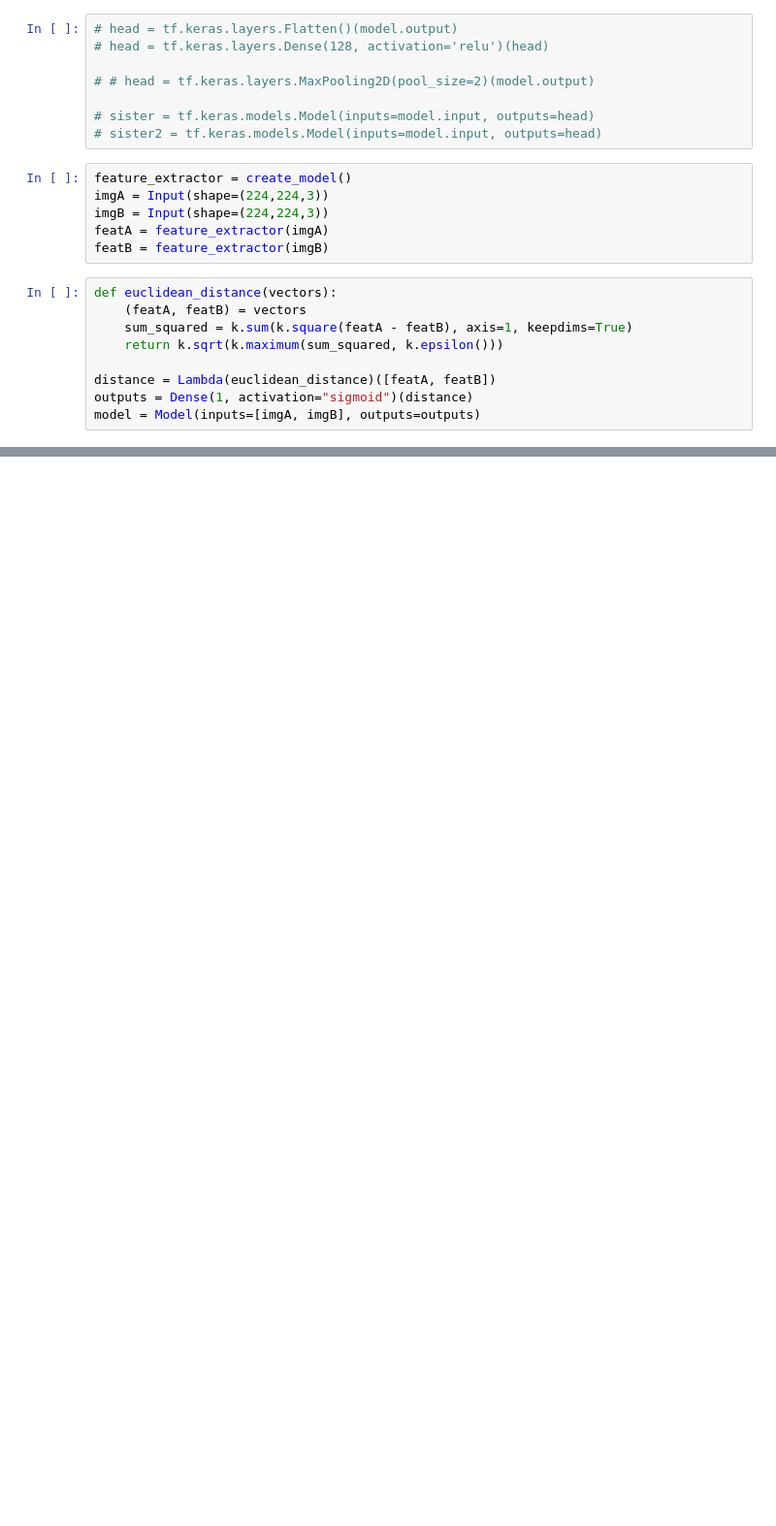
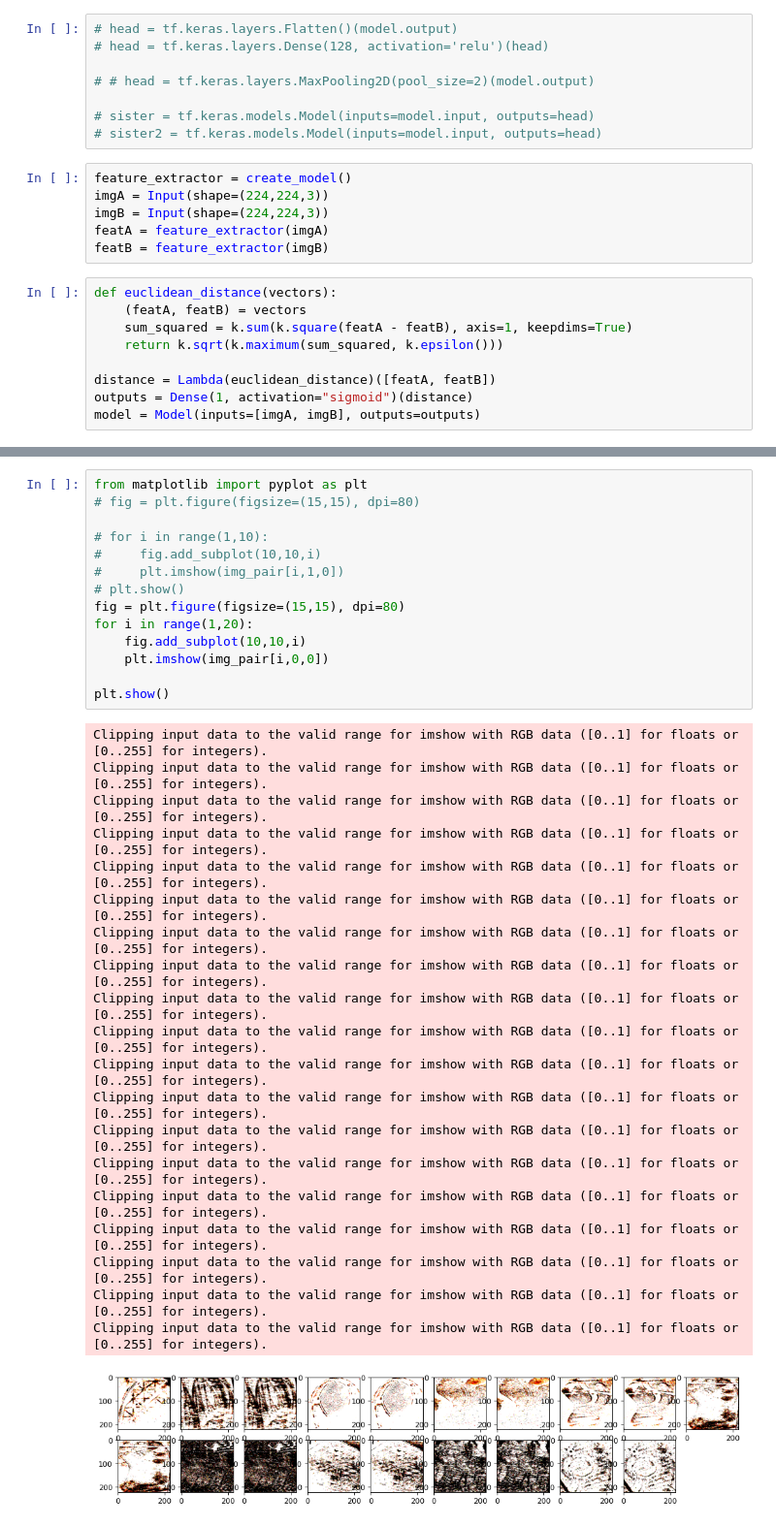
Before and after one commit to wldyd423/shoeprint, a Jupyter notebook: prototype.ipynb, the cells around one changed output, grey strips where cells are left out. Shown at 97% size. Cells and saved outputs as stored; diff of their text form; blank space fills up the shorter version.

```diff
--- a/prototype.ipynb
+++ b/prototype.ipynb
@@ -92,0 +193,35 @@ ________________________________________________________________________________
+# %%
+from matplotlib import pyplot as plt
+# fig = plt.figure(figsize=(15,15), dpi=80)
+
+# for i in range(1,10):
+#     fig.add_subplot(10,10,i)
+#     plt.imshow(img_pair[i,1,0])
+# plt.show()
+fig = plt.figure(figsize=(15,15), dpi=80)
+for i in range(1,20):
+    fig.add_subplot(10,10,i)
+    plt.imshow(img_pair[i,0,0])
+
+plt.show()
+# %% [output]
+Clipping input data to the valid range for imshow with RGB data ([0..1] for floats or [0..255] for integers).
+Clipping input data to the valid range for imshow with RGB data ([0..1] for floats or [0..255] for integers).
+Clipping input data to the valid range for imshow with RGB data ([0..1] for floats or [0..255] for integers).
+Clipping input data to the valid range for imshow with RGB data ([0..1] for floats or [0..255] for integers).
+Clipping input data to the valid range for imshow with RGB data ([0..1] for floats or [0..255] for integers).
+Clipping input data to the valid range for imshow with RGB data ([0..1] for floats or [0..255] for integers).
+Clipping input data to the valid range for imshow with RGB data ([0..1] for floats or [0..255] for integers).
+Clipping input data to the valid range for imshow with RGB data ([0..1] for floats or [0..255] for integers).
+Clipping input data to the valid range for imshow with RGB data ([0..1] for floats or [0..255] for integers).
+Clipping input data to the valid range for imshow with RGB data ([0..1] for floats or [0..255] for integers).
+Clipping input data to the valid range for imshow with RGB data ([0..1] for floats or [0..255] for integers).
+Clipping input data to the valid range for imshow with RGB data ([0..1] for floats or [0..255] for integers).
+Clipping input data to the valid range for imshow with RGB data ([0..1] for floats or [0..255] for integers).
+Clipping input data to the valid range for imshow with RGB data ([0..1] for floats or [0..255] for integers).
+Clipping input data to the valid range for imshow with RGB data ([0..1] for floats or [0..255] for integers).
+Clipping input data to the valid range for imshow with RGB data ([0..1] for floats or [0..255] for integers).
+Clipping input data to the valid range for imshow with RGB data ([0..1] for floats or [0..255] for integers).
+Clipping input data to the valid range for imshow with RGB data ([0..1] for floats or [0..255] for integers).
+Clipping input data to the valid range for imshow with RGB data ([0..1] for floats or [0..255] for integers).
+[figure, added]
```
Also changed, not shown: parts of 27 cells of this notebook, 4 other files.
